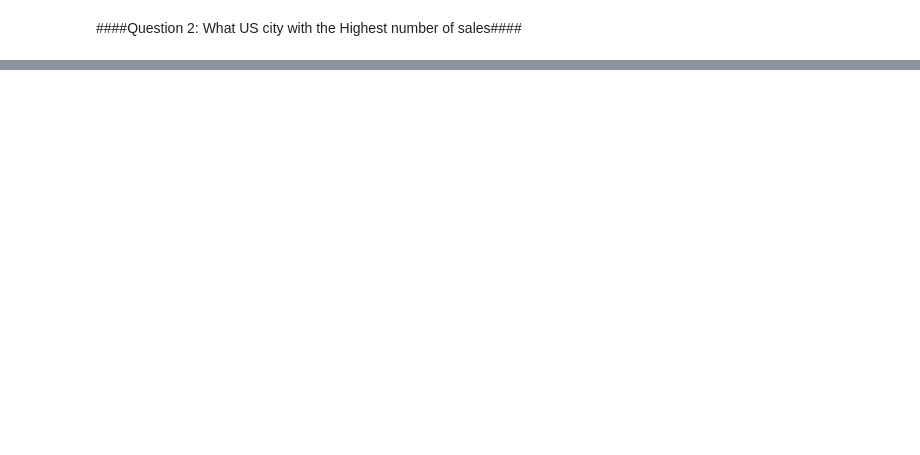
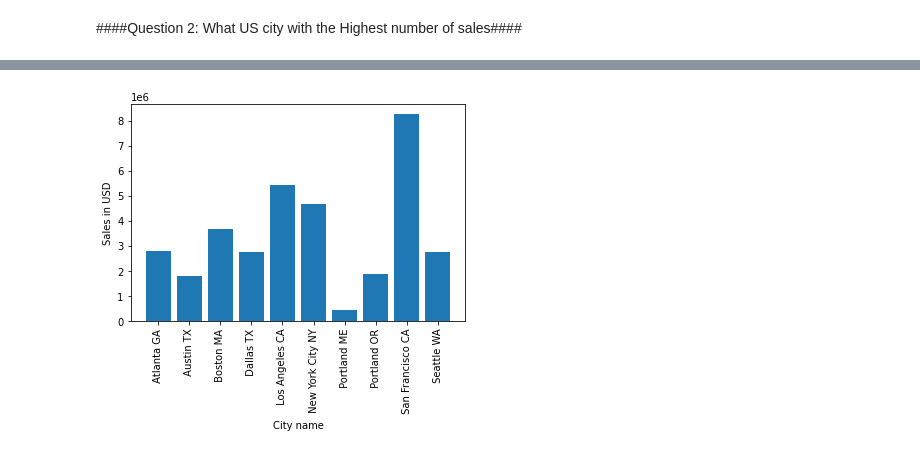
Before and after one commit to ecuerbo/pyprac, a Jupyter notebook: sales-keith-galli.ipynb, the cells around one changed output, grey strips where cells are left out. Cells and saved outputs as stored; diff of their text form; code cells hidden in the pictures; blank space fills up the shorter version.

```diff
--- a/sales-keith-galli.ipynb
+++ b/sales-keith-galli.ipynb
@@ -134,8 +134,11 @@ Task 4: Add a city column
 def get_city(address):
     return address.split(',')[1]
 
-all_data['City'] = all_data['Purchase Address'].apply(lambda x: get_city(x))
-all_data = all_data.drop(columns='column')
+def get_state(address):
+    return address.split(',')[2].split(' ')[1]
+
+all_data['City'] = all_data['Purchase Address'].apply(lambda x: get_city(x) + ' ' + get_state(x))
+
 all_data.head()
 # %% [output]
 |  | Order ID | Product | Quantity Ordered | Price Each | Order Date | Purchase Address | Month | Sales | ... |
@@ -146,3 +149,6 @@ all_data.head()
 | 4 | 295669 | USB-C Charging Cable | 1 | 11.95 | 12/18/19 12:38 | 43 Hill St, Atlanta, GA 30301 | 12 | 11.95 | ... |
 # %% [markdown]
 ####Question 2: What US city with the Highest number of sales####
+# %%
+results = all_data.groupby('City').sum()
+results
@@ -148,0 +168,12 @@ all_data.head()
+# %%
+import matplotlib.pyplot as plt
+
+cities = [city for city, df in all_data.groupby('City')]
+
+plt.bar(cities, results['Sales'])
+plt.xticks(cities, rotation='vertical', size=10)
+plt.ylabel('Sales in USD')
+plt.xlabel('City name')
+plt.show()
+# %% [output]
+[figure, added]
```
Also changed, not shown: parts of 1 cell of this notebook.
